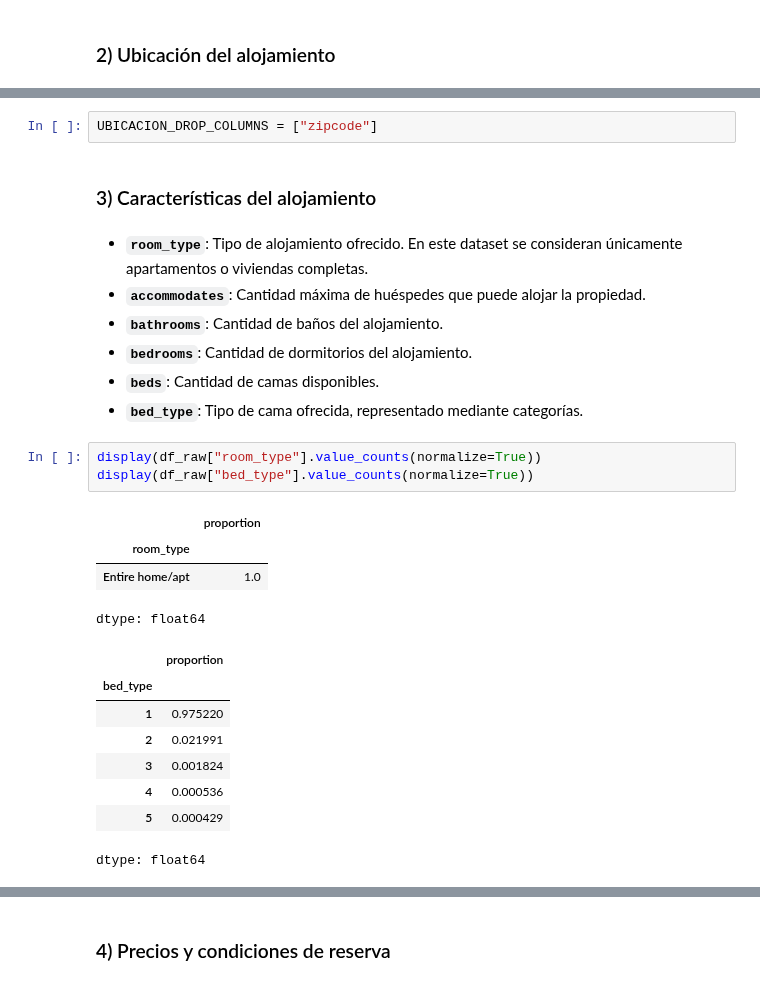
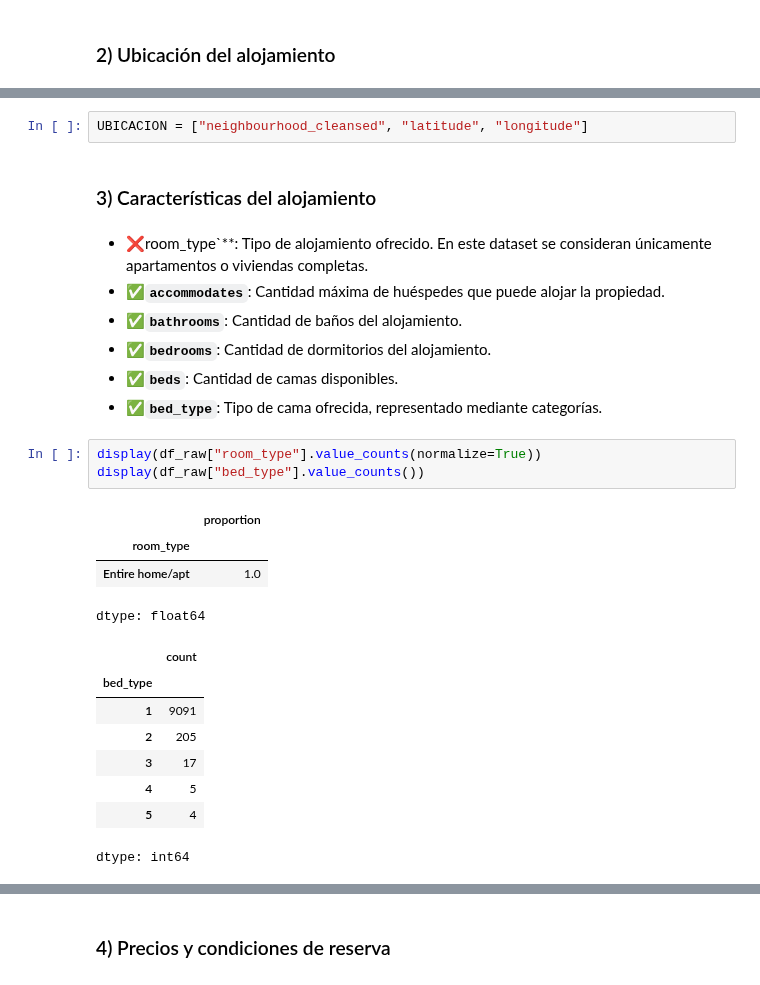
Before and after one commit to santidrelew/tp-mpg, a Jupyter notebook: tp_mpg.ipynb, the cells around one changed output, grey strips where cells are left out. Drawn from its saved outputs; the diff is of its cells as text.

```diff
--- a/tp_mpg.ipynb
+++ b/tp_mpg.ipynb
@@ -283,31 +277,31 @@ Variables conservadas:
 Justificación: el código postal aporta información geográfica parcialmente redundante con el barrio y las coordenadas. Se prioriza conservar la ubicación exacta mediante latitud y longitud, además del barrio como variable categórica.
 
 Estas variables permiten representar tanto diferencias entre zonas como variaciones espaciales dentro de ellas.
-# %%
-UBICACION_DROP_COLUMNS = ["zipcode"]
+# %%
+UBICACION = ["neighbourhood_cleansed", "latitude", "longitude"]
 # %% [markdown]
 ### 3) Características del alojamiento
 # %% [markdown]
 
-- **`room_type`**: Tipo de alojamiento ofrecido. En este dataset se consideran únicamente apartamentos o viviendas completas.
-- **`accommodates`**: Cantidad máxima de huéspedes que puede alojar la propiedad.
-- **`bathrooms`**: Cantidad de baños del alojamiento.
-- **`bedrooms`**: Cantidad de dormitorios del alojamiento.
-- **`beds`**: Cantidad de camas disponibles.
-- **`bed_type`**: Tipo de cama ofrecida, representado mediante categorías.
+- ❌room_type`**: Tipo de alojamiento ofrecido. En este dataset se consideran únicamente apartamentos o viviendas completas.
+- ✅**`accommodates`**: Cantidad máxima de huéspedes que puede alojar la propiedad.
+- ✅**`bathrooms`**: Cantidad de baños del alojamiento.
+- ✅**`bedrooms`**: Cantidad de dormitorios del alojamiento.
+- ✅**`beds`**: Cantidad de camas disponibles.
+- ✅**`bed_type`**: Tipo de cama ofrecida, representado mediante categorías.
 # %%
 display(df_raw["room_type"].value_counts(normalize=True))
-display(df_raw["bed_type"].value_counts(normalize=True))
+display(df_raw["bed_type"].value_counts())
 # %% [output]
 |  | proportion |
 | room_type |  |
 | Entire home/apt | 1.0 |
 dtype: float64
-|  | proportion |
+|  | count |
 | bed_type |  |
-| 1 | 0.975220 |
-| 2 | 0.021991 |
-| 3 | 0.001824 |
-| 4 | 0.000536 |
-| 5 | 0.000429 |
+| 1 | 9091 |
+| 2 | 205 |
+| 3 | 17 |
+| 4 | 5 |
+| 5 | 4 |
-dtype: float64
+dtype: int64
```
Also changed, not shown: parts of 49 cells of this notebook.
